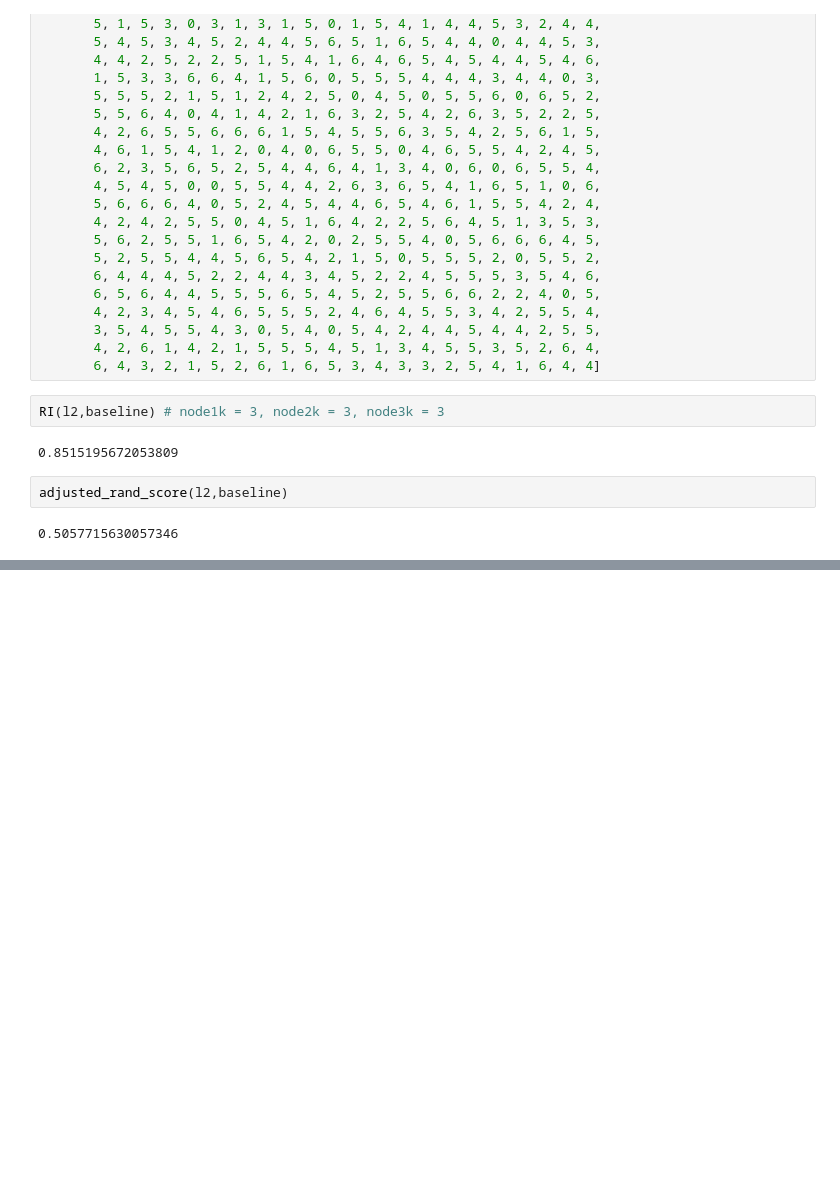
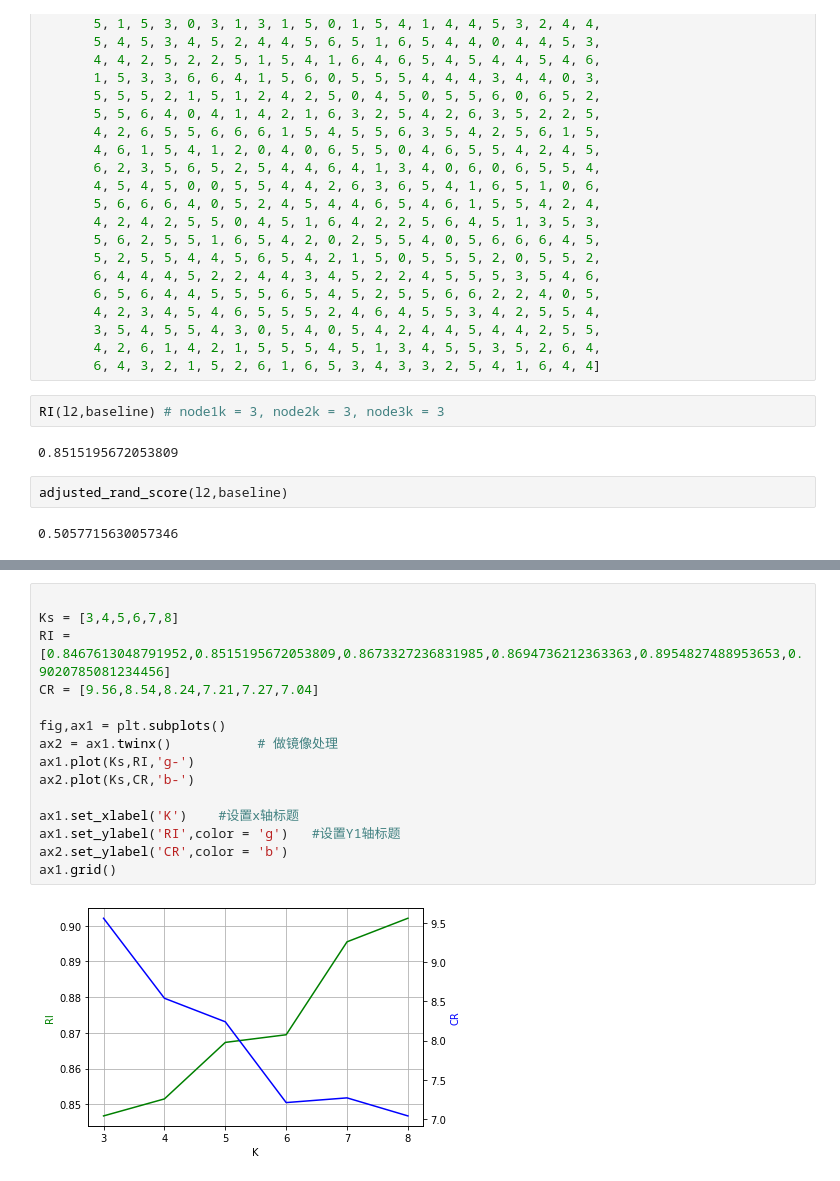
Before and after one commit to suchfun/MasterThesis, a Jupyter notebook: experience/ch4_experience/baseline.ipynb, the cells around one changed output, grey strips where cells are left out. Cells and saved outputs as stored; diff of their text form; blank space fills up the shorter version.

```diff
--- a/experience/ch4_experience/baseline.ipynb
+++ b/experience/ch4_experience/baseline.ipynb
@@ -503,0 +564,17 @@ adjusted_rand_score(l2,baseline)
+# %%
+
+Ks = [3,4,5,6,7,8]
+RI = [0.8467613048791952,0.8515195672053809,0.8673327236831985,0.8694736212363363,0.8954827488953653,0.9020785081234456]
+CR = [9.56,8.54,8.24,7.21,7.27,7.04]
+
+fig,ax1 = plt.subplots()
+ax2 = ax1.twinx()           # 做镜像处理
+ax1.plot(Ks,RI,'g-')
+ax2.plot(Ks,CR,'b-')
+
+ax1.set_xlabel('K')    #设置x轴标题
+ax1.set_ylabel('RI',color = 'g')   #设置Y1轴标题
+ax2.set_ylabel('CR',color = 'b')
+ax1.grid()
+# %% [output]
+[figure, added]
```
Also changed, not shown: parts of 5 cells of this notebook, 16 other files.
